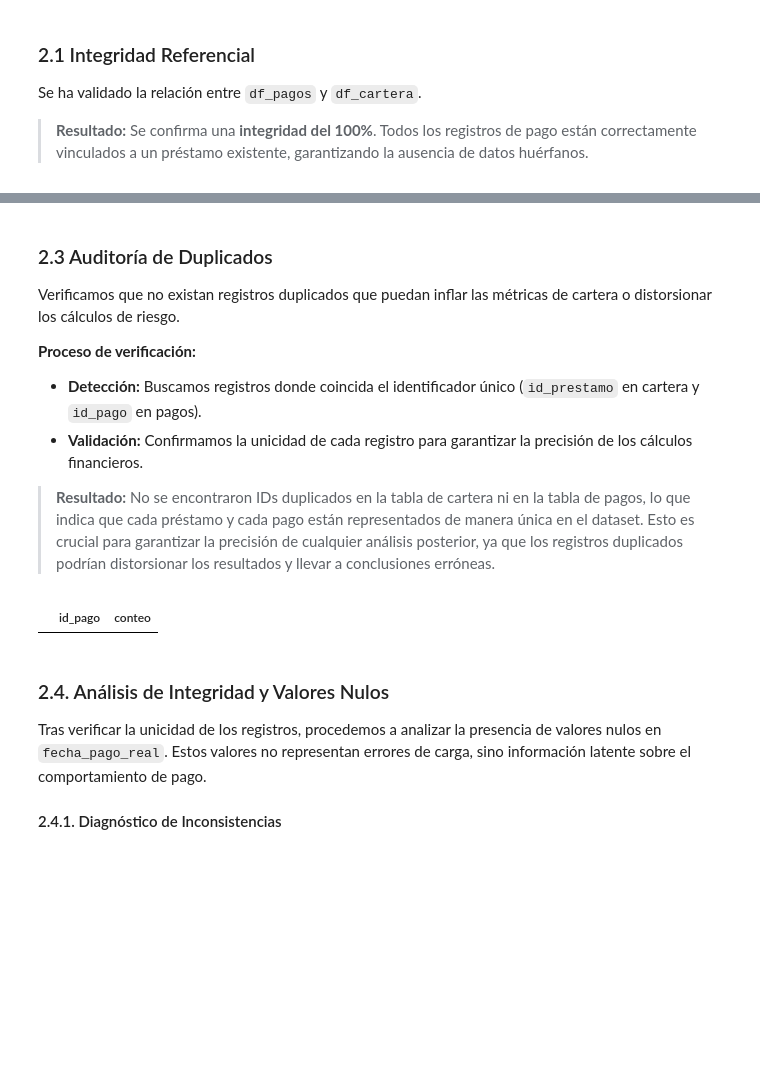
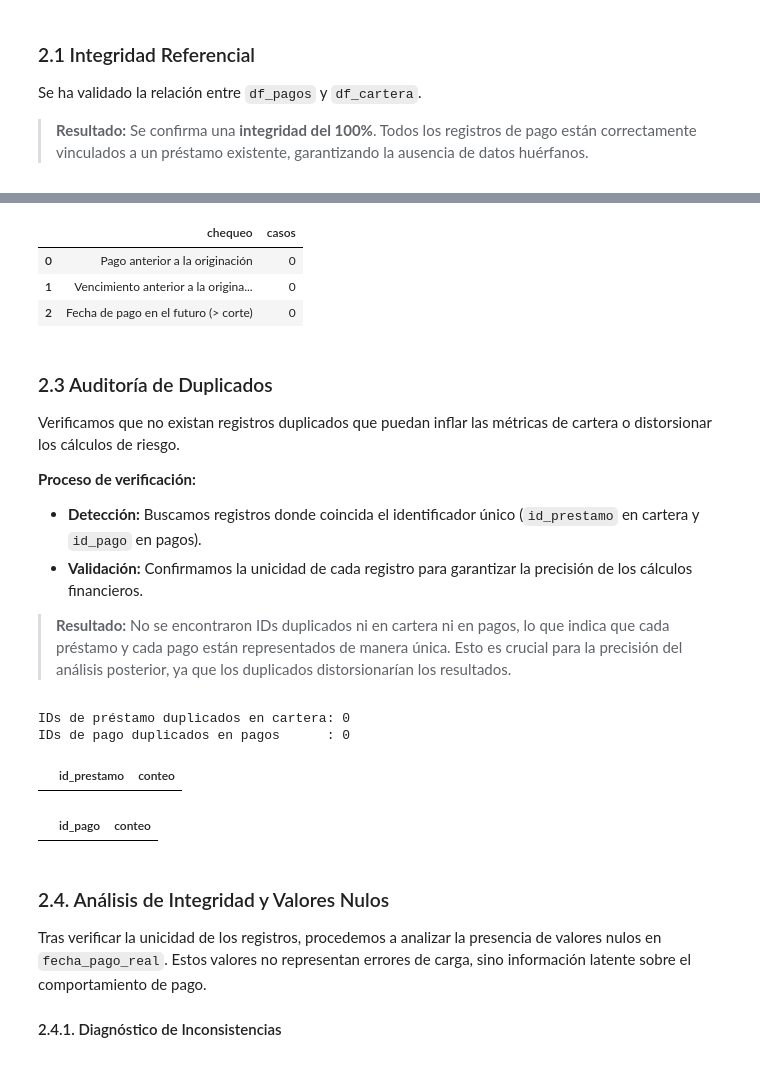
Before and after one commit to FrancoRobottiWork/Analista-de-Proyeccion-de-Riesgo, a Jupyter notebook: notebooks/01_calidad_datos.ipynb, the cells around one changed output, grey strips where cells are left out. Cells and saved outputs as stored; diff of their text form; code cells hidden in the pictures; blank space fills up the shorter version.

```diff
--- a/notebooks/01_calidad_datos.ipynb
+++ b/notebooks/01_calidad_datos.ipynb
@@ -20,8 +20,8 @@ import pandas as pd
 # %%
 file_path = '../data/raw/datasets_riesgo_v2.xlsx'
 
-df_cartera = pd.read_excel(file_path, sheet_name='cartera', decimal=',')
-df_pagos = pd.read_excel(file_path, sheet_name='pagos', decimal=',')
+df_cartera = pd.read_excel(file_path, sheet_name='cartera')
+df_pagos = pd.read_excel(file_path, sheet_name='pagos')
 
 df_pagos['fecha_vencimiento'] = pd.to_datetime(df_pagos['fecha_vencimiento'])
 df_pagos['fecha_pago_real'] = pd.to_datetime(df_pagos['fecha_pago_real'])
@@ -93,3 +79,33 @@ df_fechas_anteriores
+# %%
+chequeos_cronologicos = duckdb.query(f"""
+SELECT
+    'Pago anterior a la originación' AS chequeo, COUNT(*) AS casos
+FROM df_pagos p
+    JOIN df_cartera c ON p.id_prestamo = c.id_prestamo
+WHERE p.fecha_pago_real < c.fecha_originacion
+
+UNION ALL
+
+SELECT
+    'Vencimiento anterior a la originación' AS chequeo, COUNT(*) AS casos
+FROM df_pagos p
+    JOIN df_cartera c ON p.id_prestamo = c.id_prestamo
+WHERE p.fecha_vencimiento < c.fecha_originacion
+
+UNION ALL
+
+SELECT
+    'Fecha de pago en el futuro (> corte)' AS chequeo, COUNT(*) AS casos
+FROM df_pagos
+WHERE fecha_pago_real > '{FECHA_CORTE_STR}'
+""").df()
+
+chequeos_cronologicos
+# %% [output]
+|  | chequeo | casos |
+| 0 | Pago anterior a la originación | 0 |
+| 1 | Vencimiento anterior a la origina... | 0 |
+| 2 | Fecha de pago en el futuro (> corte) | 0 |
 # %% [markdown]
 ### 2.3 Auditoría de Duplicados
 Verificamos que no existan registros duplicados que puedan inflar las métricas de cartera o distorsionar los cálculos de riesgo.
@@ -98,31 +114,27 @@ Verificamos que no existan registros duplicados que puedan inflar las métricas
 * **Detección:** Buscamos registros donde coincida el identificador único (`id_prestamo` en cartera y `id_pago` en pagos).
 * **Validación:** Confirmamos la unicidad de cada registro para garantizar la precisión de los cálculos financieros.
 
-> **Resultado:** No se encontraron IDs duplicados en la tabla de cartera ni en la tabla de pagos, lo que indica que cada préstamo y cada pago están representados de manera única en el dataset. Esto es crucial para garantizar la precisión de cualquier análisis posterior, ya que los registros duplicados podrían distorsionar los resultados y llevar a conclusiones erróneas.
+> **Resultado:** No se encontraron IDs duplicados ni en cartera ni en pagos, lo que indica que cada préstamo y cada pago están representados de manera única. Esto es crucial para la precisión del análisis posterior, ya que los duplicados distorsionarían los resultados.
 # %%
-IDs_duplicados_cartera = """
-SELECT
-    id_prestamo,
-    COUNT(*) AS conteo
-FROM df_cartera
-GROUP BY id_prestamo
-HAVING COUNT(*) > 1
-"""
-df_ids_duplicados = duckdb.query(IDs_duplicados_cartera).df()
-df_ids_duplicados
+# Duplicados en cartera (id_prestamo) y en pagos (id_pago), en variables separadas
+df_dup_cartera = duckdb.query("""
+SELECT id_prestamo, COUNT(*) AS conteo
+FROM df_cartera GROUP BY id_prestamo HAVING COUNT(*) > 1
+""").df()
 
-IDs_duplicados_pagos = """
-SELECT
-    id_pago,
-    COUNT(*) AS conteo
-FROM df_pagos
-GROUP BY id_pago
-HAVING COUNT(*) > 1
-"""
-df_ids_duplicados = duckdb.query(IDs_duplicados_pagos).df()
-df_ids_duplicados
+df_dup_pagos = duckdb.query("""
+SELECT id_pago, COUNT(*) AS conteo
+FROM df_pagos GROUP BY id_pago HAVING COUNT(*) > 1
+""").df()
+
+print(f"IDs de préstamo duplicados en cartera: {len(df_dup_cartera)}")
+print(f"IDs de pago duplicados en pagos      : {len(df_dup_pagos)}")
+display(df_dup_cartera, df_dup_pagos)
 # %% [output]
+IDs de préstamo duplicados en cartera: 0
+IDs de pago duplicados en pagos      : 0
-|  | id_pago | conteo |
+|  | id_prestamo | conteo |
+|  | id_pago | conteo |
 # %% [markdown]
 ### 2.4. Análisis de Integridad y Valores Nulos
 Tras verificar la unicidad de los registros, procedemos a analizar la presencia de valores nulos en `fecha_pago_real`. Estos valores no representan errores de carga, sino información latente sobre el comportamiento de pago.
```
Also changed, not shown: parts of 19 cells of this notebook, 2 other files.
